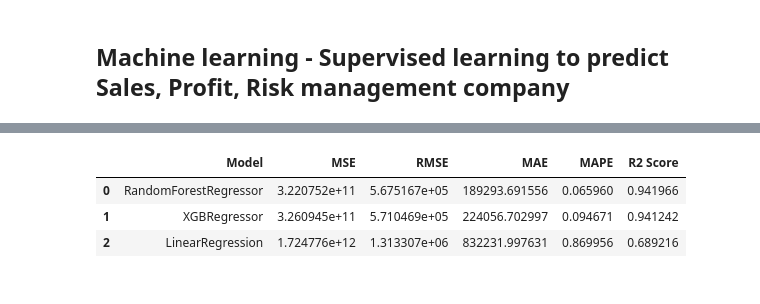
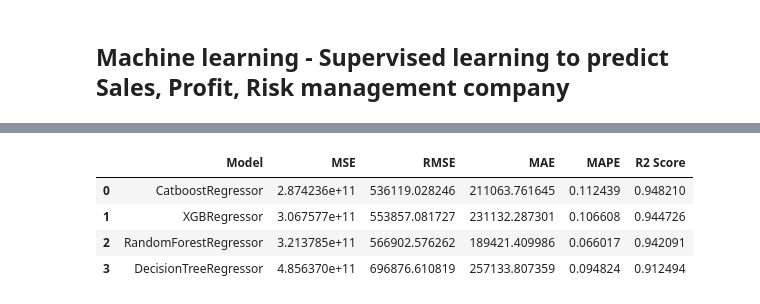
Before and after one commit to Mipjeiger/Supermarket-Sales, a Jupyter notebook: Production/EDA/01_EDA.ipynb, the cells around one changed output, grey strips where cells are left out. Drawn from its saved outputs; the diff is of its cells as text; code cells hidden in the pictures.

```diff
--- a/Production/EDA/01_EDA.ipynb
+++ b/Production/EDA/01_EDA.ipynb
@@ -433,36 +346,45 @@ X_train
 # %% [markdown]
 ## Machine learning - Supervised learning to predict Sales, Profit, Risk management company
 # %%
-from sklearn.preprocessing import StandardScaler, LabelEncoder
-from sklearn.linear_model import LinearRegression
 from xgboost import XGBRegressor
+from catboost import CatBoostRegressor
 from sklearn.ensemble import RandomForestRegressor
-from sklearn.model_selection import train_test_split
+from sklearn.tree import DecisionTreeRegressor
 from sklearn.metrics import mean_squared_error, r2_score, mean_absolute_error, mean_absolute_percentage_error
 from sklearn.model_selection import RandomizedSearchCV
 from sklearn.utils.validation import check_is_fitted
 
 # Define models
 models = {
-    "LinearRegression": LinearRegression(),
     "XGBRegressor": XGBRegressor(random_state=42),
-    "RandomForestRegressor": RandomForestRegressor(n_jobs=-1, random_state=42)
+    "RandomForestRegressor": RandomForestRegressor(n_jobs=-1, random_state=42),
+    "DecisionTreeRegressor": DecisionTreeRegressor(random_state=42),
+    "CatboostRegressor": CatBoostRegressor(random_state=42, verbose=0)
 }
 
 # Define parameters for RandomizedSearchCV
 param_randomized = {
-    "LinearRegression": {},
     "XGBRegressor": {
-        "n_estimators": [100, 200],
+        "n_estimators": [100, 200, 300],
         "learning_rate": [0.01, 0.1, 0.2],
-        "max_depth": [3, 5, 7],
+        "max_depth": [5, 7, 9],
         "colsample_bytree": [0.7, 0.8, 0.9]
     },
     "RandomForestRegressor": {
         "n_estimators": [100, 200, 300],
         "max_depth": [None, 10, 20],
         "min_samples_split": [2, 5, 10],
-        "min_samples_leaf": [1, 2, 4]
+        "min_samples_leaf": [2, 4, 6]
+    },
+    "DecisionTreeRegressor": {
+        "max_depth": [None, 10, 20],
+        "min_samples_split": [2, 5, 10],
+        "min_samples_leaf": [2, 5, 7]
+    },
+    "CatboostRegressor": {
+        "iterations": [100, 200],
+        "depth": [3, 5, 7],
+        "learning_rate": [0.05, 0.1, 0.2]
     }
 }
 
@@ -474,7 +396,7 @@ for model_name, model in models.items():
     print("=" * 80)
     print(f"Training {model_name}...")
 
-    # Perform RandomizedSearchCV for hyperparameter tuning
+    # Traditional machine learning models with hyperparameter tuning
     if len(param_randomized[model_name]) > 0:
         random_search = RandomizedSearchCV(
             estimator=model,
@@ -486,9 +408,7 @@ for model_name, model in models.items():
             n_jobs=-1,
             random_state=42
         )
-
-        # Train the model with RandomizedSearchCV
-        random_search.fit(X_train_scaled, y_train)
+        random_search.fit(X_train_scaled, y_train) # Train the model with RandomizedSearchCV
 
         # Get the best model
         best_model = random_search.best_estimator_
@@ -504,6 +424,10 @@ for model_name, model in models.items():
 
     # Predict on test set
     y_pred = best_model.predict(X_test_scaled)
+
+    # Keras outputs predictions as a 2D array [[p1], [p2]]. Have to flatten it to 1D for sklearn metrics.
+    if model_name == "DeepLearning":
+        y_pred = y_pred.flatten()
 
     # Calculate all metrics
     mse = mean_squared_error(y_test, y_pred)
@@ -522,48 +446,14 @@ for model_name, model in models.items():
         "R2 Score": r2
     })
 
-    print(f"R² Score : {r2:.5f}")
-    print(f"RMSE     : {rmse:.5f}")
+    print(f"R² Score : {r2:.3f}")
+    print(f"RMSE     : {rmse:.3f}")
 
-# Models comparison
+# Generate initial ML-only comparison dataframe
 df_comparison = pd.DataFrame(results).sort_values(by="R2 Score", ascending=False).reset_index(drop=True)
 print("\n")
 print("=" * 80)
-print("Model Performance Comparison:")
+print("Machine Learning Model Performance:")
 print("=" * 80)
 display(df_comparison)
-
-# save the comparison dataframe to a CSV file
-df_comparison.to_csv("model_performance_comparison.csv", index=False)
-
-# =====================================================================
-# Save trained models
-# =====================================================================
-import joblib
-
-# 1. Save each model individually using joblib
-print("\n💾 Saving trained models...")
-for model_name, trained_model in trained_models.items():
-    model_filename = f"model_{model_name}.pkl"
-    joblib.dump(trained_model, model_filename)
-    print(f"✅ {model_name} saved as '{model_filename}'")
-
-# 2. Save the scaler used for feature scaling
-scaler_filename = "scaler.pkl"
-joblib.dump(scaler, scaler_filename)
-print(f"✅ Scaler saved as '{scaler_filename}'")
-
-# =====================================================================
-# Verify saved models and scaler
-# =====================================================================
-print("\n🔍 Verifying saved models and scaler...")
-for model_name in trained_models.keys():
-    model_path = f"model_{model_name}.pkl"
-    loaded_model = joblib.load(model_path)
-    check_is_fitted(loaded_model)  # Check if the model is fitted
-    print(f"✅ {model_name} loaded successfully and is fitted.")
-
-print("\n" + "=" * 80)
-print("ALL MODELS HAVE BEEN TRAINED, VERIFIED, AND SAVED SUCCESSFULLY")
-print("=" * 80)
 # %% [output]
@@ -586,5 +476,6 @@ Model Performance Comparison:
 ================================================================================
 |  | Model | MSE | RMSE | MAE | MAPE | R2 Score |
-| 0 | RandomForestRegressor | 3.220752e+11 | 5.675167e+05 | 189293.691556 | 0.065960 | 0.941966 |
-| 1 | XGBRegressor | 3.260945e+11 | 5.710469e+05 | 224056.702997 | 0.094671 | 0.941242 |
-| 2 | LinearRegression | 1.724776e+12 | 1.313307e+06 | 832231.997631 | 0.869956 | 0.689216 |
+| 0 | CatboostRegressor | 2.874236e+11 | 536119.028246 | 211063.761645 | 0.112439 | 0.948210 |
+| 1 | XGBRegressor | 3.067577e+11 | 553857.081727 | 231132.287301 | 0.106608 | 0.944726 |
+| 2 | RandomForestRegressor | 3.213785e+11 | 566902.576262 | 189421.409986 | 0.066017 | 0.942091 |
+| 3 | DecisionTreeRegressor | 4.856370e+11 | 696876.610819 | 257133.807359 | 0.094824 | 0.912494 |
```
Also changed, not shown: parts of 21 cells of this notebook, 6 other files.
